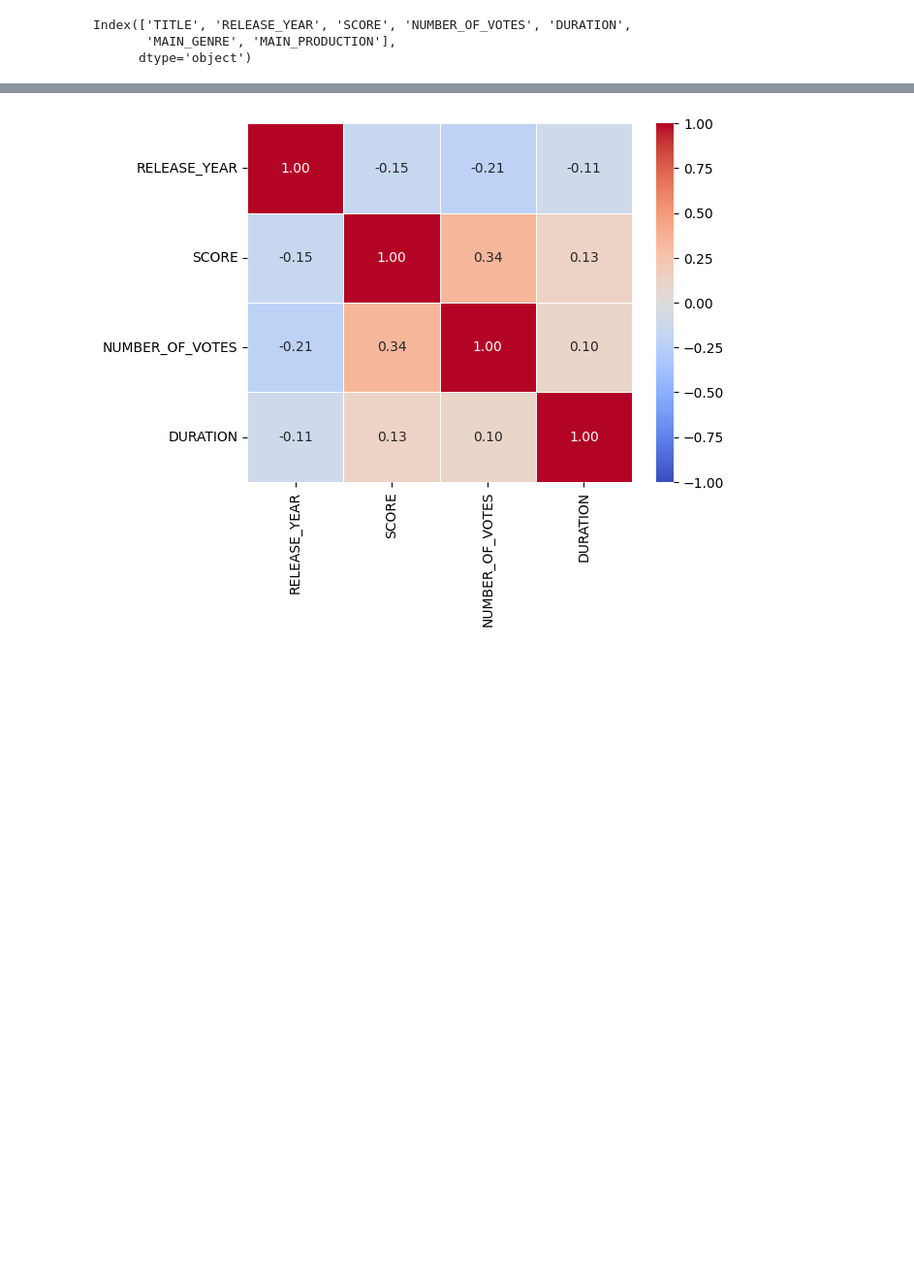
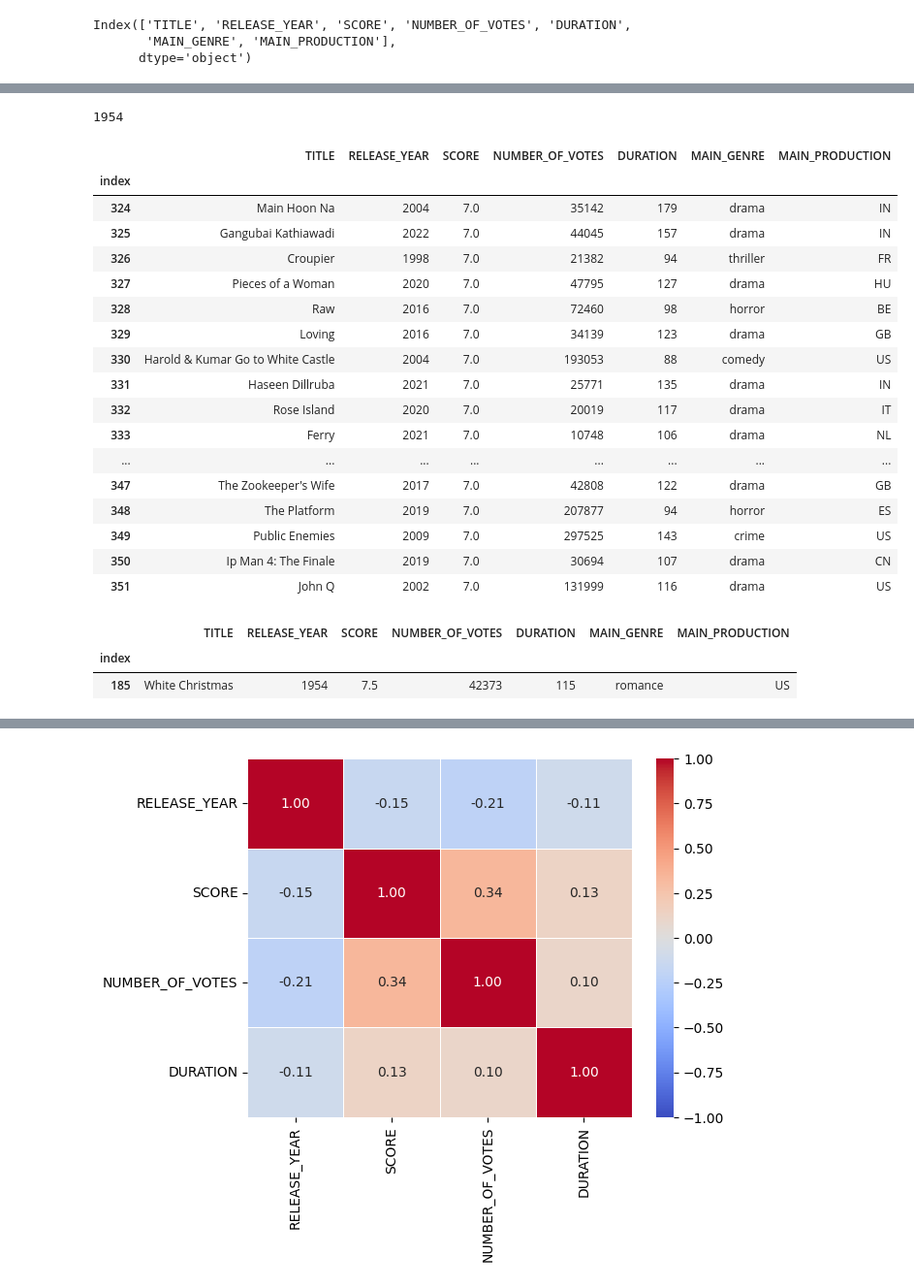
Before and after one commit to deyeon/movie_app, a Jupyter notebook: movie_app.ipynb, the cells around one changed output, grey strips where cells are left out. Shown at 97% size. Cells and saved outputs as stored; diff of their text form; code cells hidden in the pictures; blank space fills up the shorter version.

```diff
--- a/movie_app.ipynb
+++ b/movie_app.ipynb
@@ -72,0 +118,25 @@ Index(['TITLE', 'RELEASE_YEAR', 'SCORE', 'NUMBER_OF_VOTES', 'DURATION',
+# %%
+year
+# %% [output]
+1954
+# %%
+df.loc[df['SCORE']==7.0,]
+# %% [output]
+|  | TITLE | RELEASE_YEAR | SCORE | NUMBER_OF_VOTES | DURATION | MAIN_GENRE | MAIN_PRODUCTION |
+| index |  |  |  |  |  |  |  |
+| 324 | Main Hoon Na | 2004 | 7.0 | 35142 | 179 | drama | IN |
+| 325 | Gangubai Kathiawadi | 2022 | 7.0 | 44045 | 157 | drama | IN |
+| 326 | Croupier | 1998 | 7.0 | 21382 | 94 | thriller | FR |
+| 327 | Pieces of a Woman | 2020 | 7.0 | 47795 | 127 | drama | HU |
+| 328 | Raw | 2016 | 7.0 | 72460 | 98 | horror | BE |
+| 329 | Loving | 2016 | 7.0 | 34139 | 123 | drama | GB |
+| 330 | Harold & Kumar Go to White Castle | 2004 | 7.0 | 193053 | 88 | comedy | US |
+| 331 | Haseen Dillruba | 2021 | 7.0 | 25771 | 135 | drama | IN |
+| 332 | Rose Island | 2020 | 7.0 | 20019 | 117 | drama | IT |
+| 333 | Ferry | 2021 | 7.0 | 10748 | 106 | drama | NL |
+| ... | ... | ... | ... | ... | ... | ... | ... |
+| 347 | The Zookeeper's Wife | 2017 | 7.0 | 42808 | 122 | drama | GB |
+| 348 | The Platform | 2019 | 7.0 | 207877 | 94 | horror | ES |
+| 349 | Public Enemies | 2009 | 7.0 | 297525 | 143 | crime | US |
+| 350 | Ip Man 4: The Finale | 2019 | 7.0 | 30694 | 107 | drama | CN |
+| 351 | John Q | 2002 | 7.0 | 131999 | 116 | drama | US |
@@ -73,2 +145,8 @@ Index(['TITLE', 'RELEASE_YEAR', 'SCORE', 'NUMBER_OF_VOTES', 'DURATION',
+# %%
+show_df
+# %% [output]
+|  | TITLE | RELEASE_YEAR | SCORE | NUMBER_OF_VOTES | DURATION | MAIN_GENRE | MAIN_PRODUCTION |
+| index |  |  |  |  |  |  |  |
+| 185 | White Christmas | 1954 | 7.5 | 42373 | 115 | romance | US |
 # %%
 df2=df.loc[:,['RELEASE_YEAR', 'SCORE', 'NUMBER_OF_VOTES', 'DURATION']]
```
Also changed, not shown: parts of 6 cells of this notebook, 6 other files.
